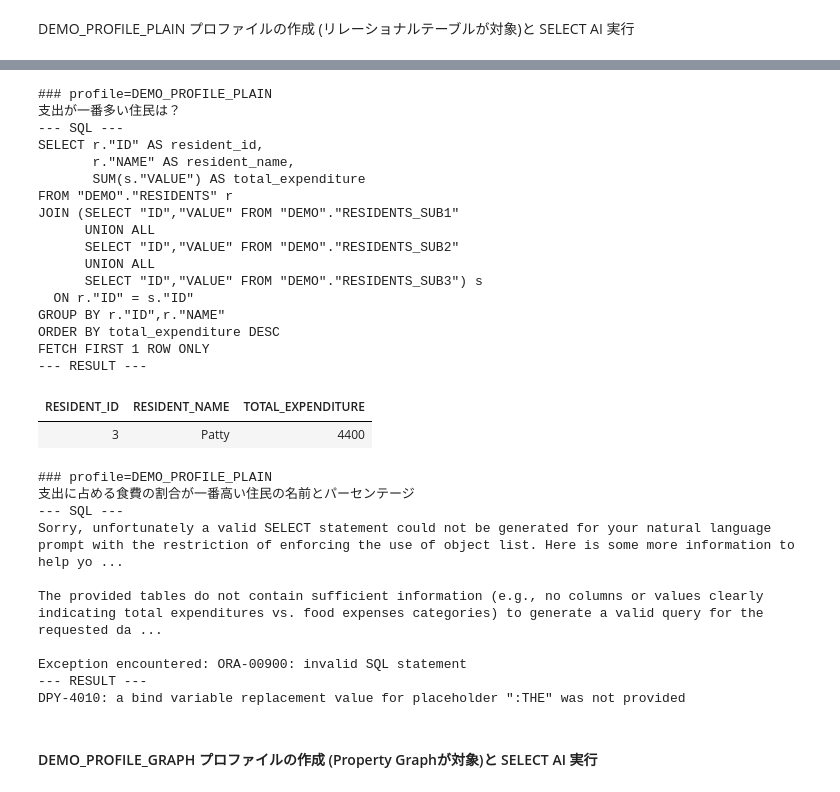
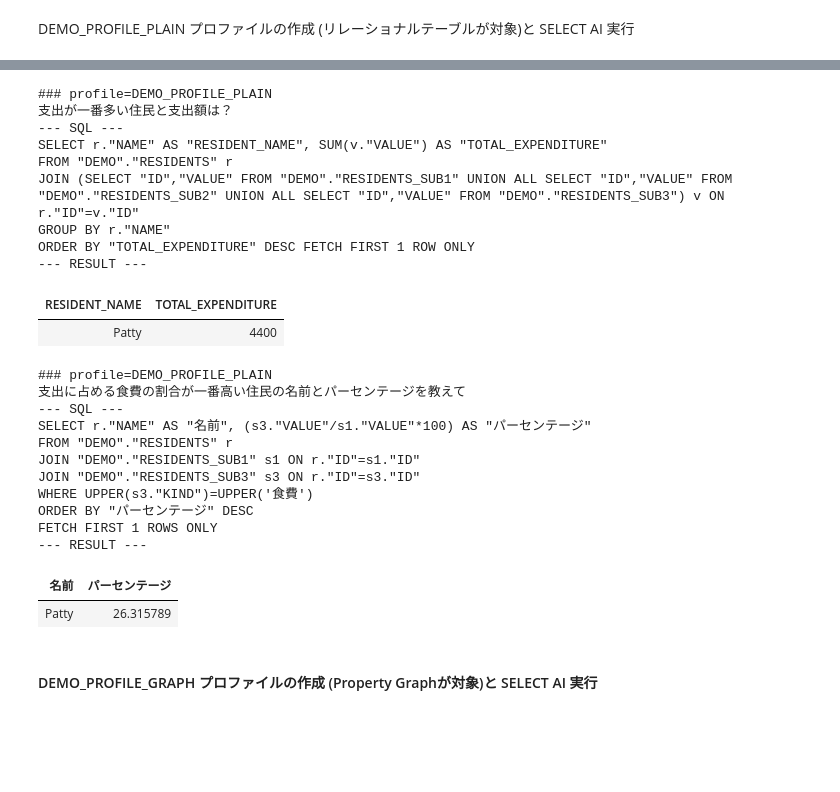
Before and after one commit to tkote/selectai-property-graph, a Jupyter notebook: selectai-property-graph.ipynb, the cells around one changed output, grey strips where cells are left out. Saved outputs shown, nothing was run; the diff lists cells and outputs as text; code cells hidden in the pictures; blank space fills up the shorter version.

```diff
--- a/selectai-property-graph.ipynb
+++ b/selectai-property-graph.ipynb
@@ -164,38 +153,33 @@ DPY-4010: a bind variable replacement value for placeholder ":THE" was not provi
 # %%
-execute_query("DEMO_PROFILE_PLAIN", "支出が一番多い住民は？")
+execute_query("DEMO_PROFILE_PLAIN", "支出が一番多い住民と支出額は？")
 # %% [output]
 ### profile=DEMO_PROFILE_PLAIN
-支出が一番多い住民は？
+支出が一番多い住民と支出額は？
 --- SQL ---
-SELECT r."ID" AS resident_id,
-       r."NAME" AS resident_name,
-       SUM(s."VALUE") AS total_expenditure
+SELECT r."NAME" AS "RESIDENT_NAME", SUM(v."VALUE") AS "TOTAL_EXPENDITURE"
 FROM "DEMO"."RESIDENTS" r
-JOIN (SELECT "ID","VALUE" FROM "DEMO"."RESIDENTS_SUB1"
-      UNION ALL
-      SELECT "ID","VALUE" FROM "DEMO"."RESIDENTS_SUB2"
-      UNION ALL
-      SELECT "ID","VALUE" FROM "DEMO"."RESIDENTS_SUB3") s
-  ON r."ID" = s."ID"
-GROUP BY r."ID",r."NAME"
-ORDER BY total_expenditure DESC
-FETCH FIRST 1 ROW ONLY
+JOIN (SELECT "ID","VALUE" FROM "DEMO"."RESIDENTS_SUB1" UNION ALL SELECT "ID","VALUE" FROM "DEMO"."RESIDENTS_SUB2" UNION ALL SELECT "ID","VALUE" FROM "DEMO"."RESIDENTS_SUB3") v ON r."ID"=v."ID"
+GROUP BY r."NAME"
+ORDER BY "TOTAL_EXPENDITURE" DESC FETCH FIRST 1 ROW ONLY
 --- RESULT ---
-| RESIDENT_ID | RESIDENT_NAME | TOTAL_EXPENDITURE |
-| 3 | Patty | 4400 |
+| RESIDENT_NAME | TOTAL_EXPENDITURE |
+| Patty | 4400 |
 # %%
-execute_query("DEMO_PROFILE_PLAIN", "支出に占める食費の割合が一番高い住民の名前とパーセンテージ")
+execute_query("DEMO_PROFILE_PLAIN", "支出に占める食費の割合が一番高い住民の名前とパーセンテージを教えて")
 # %% [output]
 ### profile=DEMO_PROFILE_PLAIN
-支出に占める食費の割合が一番高い住民の名前とパーセンテージ
+支出に占める食費の割合が一番高い住民の名前とパーセンテージを教えて
 --- SQL ---
-Sorry, unfortunately a valid SELECT statement could not be generated for your natural language prompt with the restriction of enforcing the use of object list. Here is some more information to help yo ...
-
-The provided tables do not contain sufficient information (e.g., no columns or values clearly indicating total expenditures vs. food expenses categories) to generate a valid query for the requested da ...
-
-Exception encountered: ORA-00900: invalid SQL statement
+SELECT r."NAME" AS "名前", (s3."VALUE"/s1."VALUE"*100) AS "パーセンテージ"
+FROM "DEMO"."RESIDENTS" r
+JOIN "DEMO"."RESIDENTS_SUB1" s1 ON r."ID"=s1."ID"
+JOIN "DEMO"."RESIDENTS_SUB3" s3 ON r."ID"=s3."ID"
+WHERE UPPER(s3."KIND")=UPPER('食費')
+ORDER BY "パーセンテージ" DESC
+FETCH FIRST 1 ROWS ONLY
 --- RESULT ---
-DPY-4010: a bind variable replacement value for placeholder ":THE" was not provided
+| 名前 | パーセンテージ |
+| Patty | 26.315789 |
 # %% [markdown]
 #### DEMO_PROFILE_GRAPH プロファイルの作成 (Property Graphが対象)と SELECT AI 実行
 # %%
```
Also changed, not shown: parts of 14 cells of this notebook, 1 other file.
